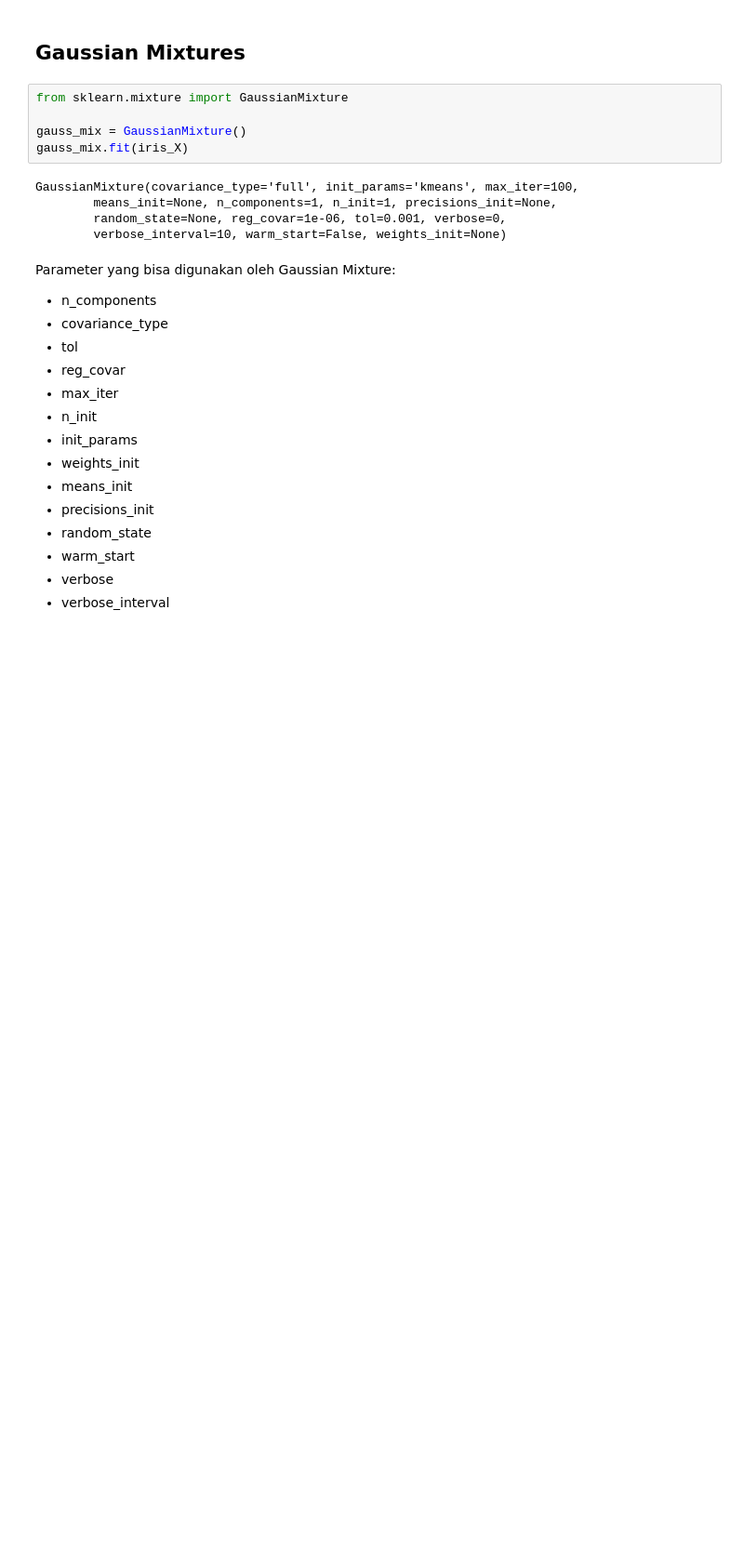
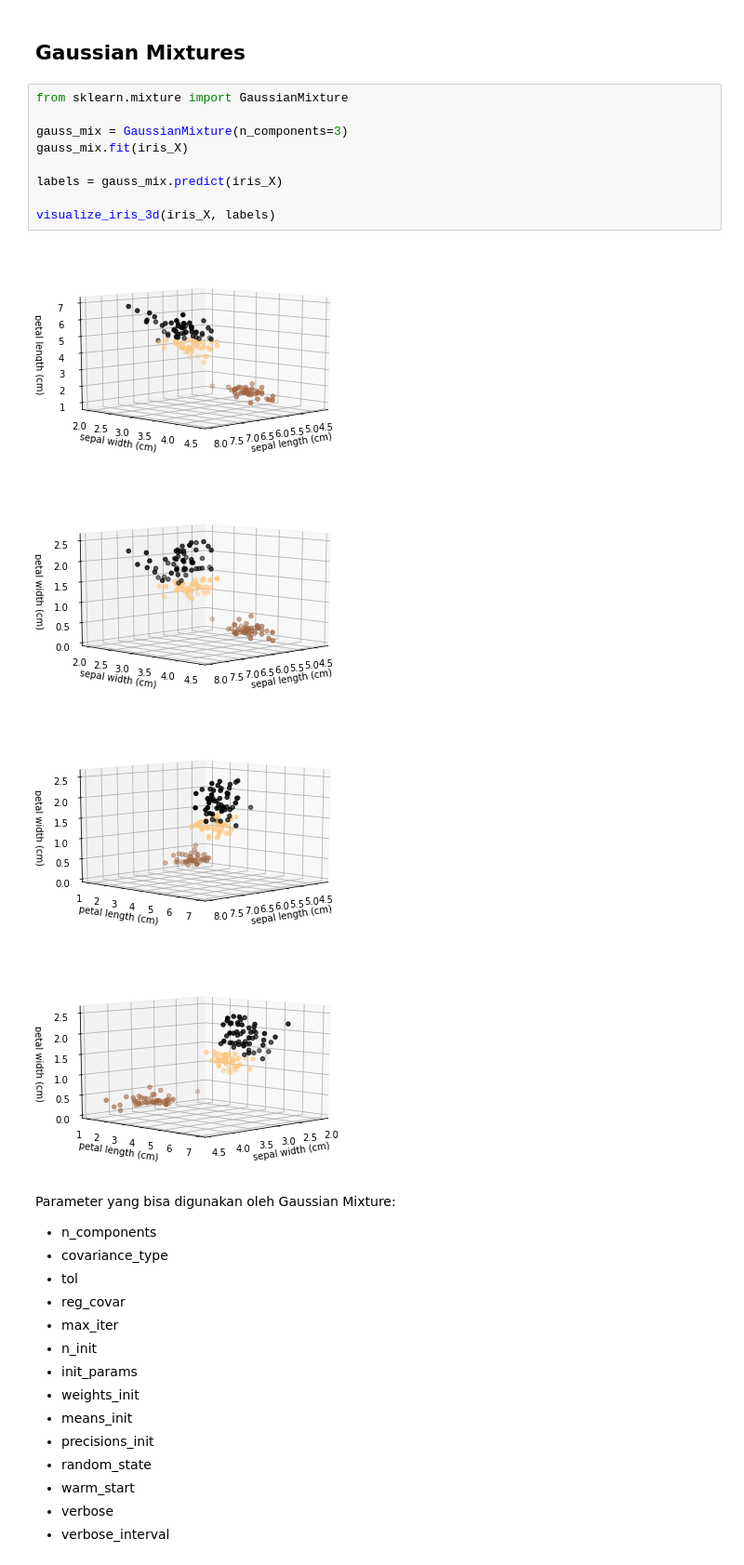
Before and after one commit to chandraseta/ml-clustering-sklearn, a Jupyter notebook: notebook/Clustering.ipynb, the cells around one changed output. Shown at 93% size. Cells and saved outputs as stored; diff of their text form; blank space fills up the shorter version.

```diff
--- a/notebook/Clustering.ipynb
+++ b/notebook/Clustering.ipynb
@@ -149,13 +149,17 @@ Parameter yang bisa digunakan oleh DBSCAN:
 # %%
 from sklearn.mixture import GaussianMixture
 
-gauss_mix = GaussianMixture()
+gauss_mix = GaussianMixture(n_components=3)
 gauss_mix.fit(iris_X)
+
+labels = gauss_mix.predict(iris_X)
+
+visualize_iris_3d(iris_X, labels)
 # %% [output]
-GaussianMixture(covariance_type='full', init_params='kmeans', max_iter=100,
-        means_init=None, n_components=1, n_init=1, precisions_init=None,
-        random_state=None, reg_covar=1e-06, tol=0.001, verbose=0,
-        verbose_interval=10, warm_start=False, weights_init=None)
+[figure, added]
+[figure, added]
+[figure, added]
+[figure, added]
 # %% [markdown]
 Parameter yang bisa digunakan oleh Gaussian Mixture:
 - n_components
```
Also changed, not shown: parts of 6 cells of this notebook.
